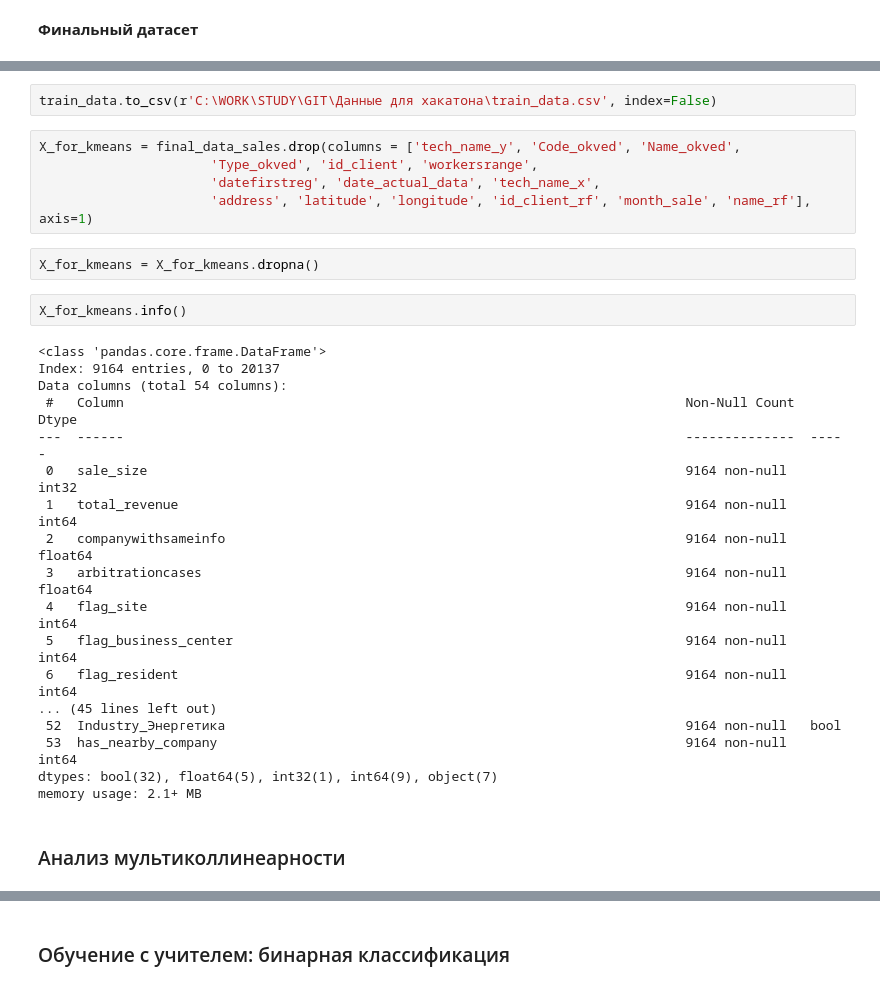
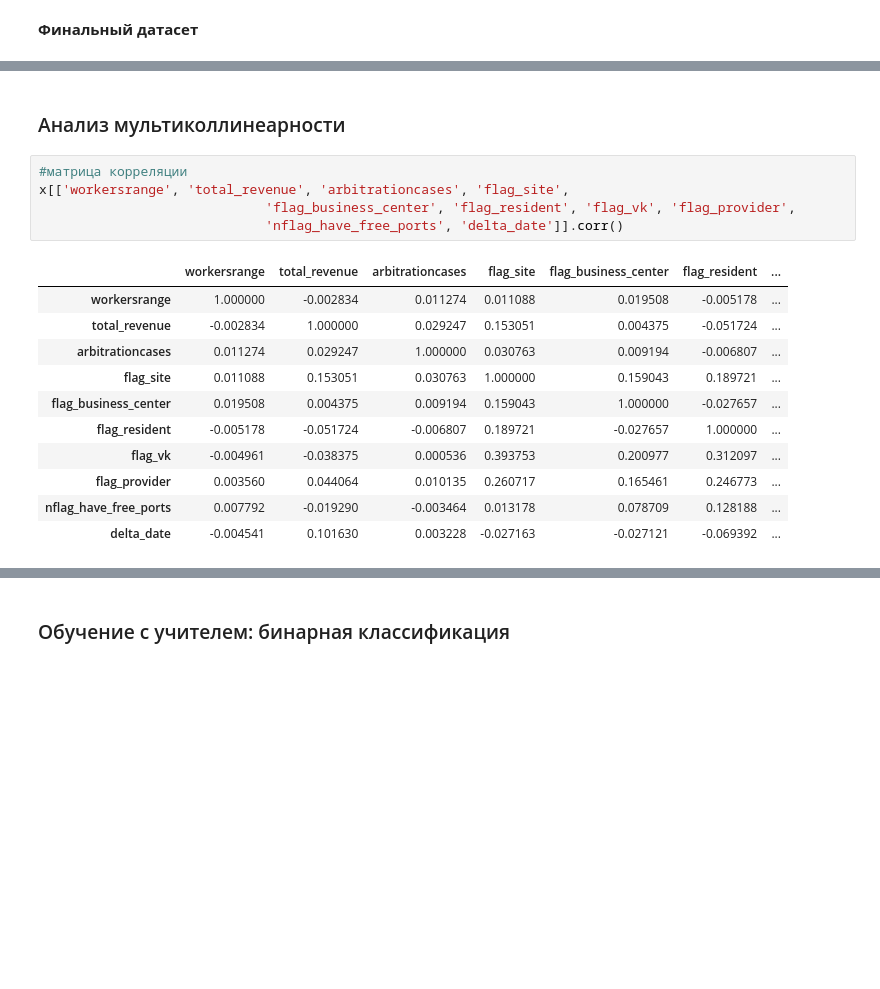
Before and after one commit to abakhmetev/Hackathon_RTK, a Jupyter notebook: Hakaton_Anna.ipynb, the cells around one changed output, grey strips where cells are left out. Drawn from its saved outputs; the diff is of its cells as text; blank space fills up the shorter version.

```diff
--- a/Hakaton_Anna.ipynb
+++ b/Hakaton_Anna.ipynb
@@ -805,32 +895,20 @@ KeyboardInterrupt:
-# %%
-train_data.to_csv(r'C:\WORK\STUDY\GIT\Данные для хакатона\train_data.csv', index=False)
-# %%
-X_for_kmeans = final_data_sales.drop(columns = ['tech_name_y', 'Code_okved', 'Name_okved',
-                      'Type_okved', 'id_client', 'workersrange',
-                      'datefirstreg', 'date_actual_data', 'tech_name_x',
-                      'address', 'latitude', 'longitude', 'id_client_rf', 'month_sale', 'name_rf'], axis=1)
-# %%
-X_for_kmeans = X_for_kmeans.dropna()
-# %%
-X_for_kmeans.info()
-# %% [output]
-<class 'pandas.core.frame.DataFrame'>
-Index: 9164 entries, 0 to 20137
-Data columns (total 54 columns):
- #   Column                                                                        Non-Null Count  Dtype
----  ------                                                                        --------------  -----
- 0   sale_size                                                                     9164 non-null   int32
- 1   total_revenue                                                                 9164 non-null   int64
- 2   companywithsameinfo                                                           9164 non-null   float64
- 3   arbitrationcases                                                              9164 non-null   float64
- 4   flag_site                                                                     9164 non-null   int64
- 5   flag_business_center                                                          9164 non-null   int64
- 6   flag_resident                                                                 9164 non-null   int64
-... (45 lines left out)
- 52  Industry_Энергетика                                                           9164 non-null   bool
- 53  has_nearby_company                                                            9164 non-null   int64
-dtypes: bool(32), float64(5), int32(1), int64(9), object(7)
-memory usage: 2.1+ MB
 # %% [markdown]
 ### Анализ мультиколлинеарности
+# %%
+#матрица корреляции
+x[['workersrange', 'total_revenue', 'arbitrationcases', 'flag_site',
+                             'flag_business_center', 'flag_resident', 'flag_vk', 'flag_provider',
+                             'nflag_have_free_ports', 'delta_date']].corr()
+# %% [output]
+|  | workersrange | total_revenue | arbitrationcases | flag_site | flag_business_center | flag_resident | ... |
+| workersrange | 1.000000 | -0.002834 | 0.011274 | 0.011088 | 0.019508 | -0.005178 | ... |
+| total_revenue | -0.002834 | 1.000000 | 0.029247 | 0.153051 | 0.004375 | -0.051724 | ... |
+| arbitrationcases | 0.011274 | 0.029247 | 1.000000 | 0.030763 | 0.009194 | -0.006807 | ... |
+| flag_site | 0.011088 | 0.153051 | 0.030763 | 1.000000 | 0.159043 | 0.189721 | ... |
+| flag_business_center | 0.019508 | 0.004375 | 0.009194 | 0.159043 | 1.000000 | -0.027657 | ... |
+| flag_resident | -0.005178 | -0.051724 | -0.006807 | 0.189721 | -0.027657 | 1.000000 | ... |
+| flag_vk | -0.004961 | -0.038375 | 0.000536 | 0.393753 | 0.200977 | 0.312097 | ... |
+| flag_provider | 0.003560 | 0.044064 | 0.010135 | 0.260717 | 0.165461 | 0.246773 | ... |
+| nflag_have_free_ports | 0.007792 | -0.019290 | -0.003464 | 0.013178 | 0.078709 | 0.128188 | ... |
+| delta_date | -0.004541 | 0.101630 | 0.003228 | -0.027163 | -0.027121 | -0.069392 | ... |
 # %%
```
Also changed, not shown: parts of 116 cells of this notebook.
